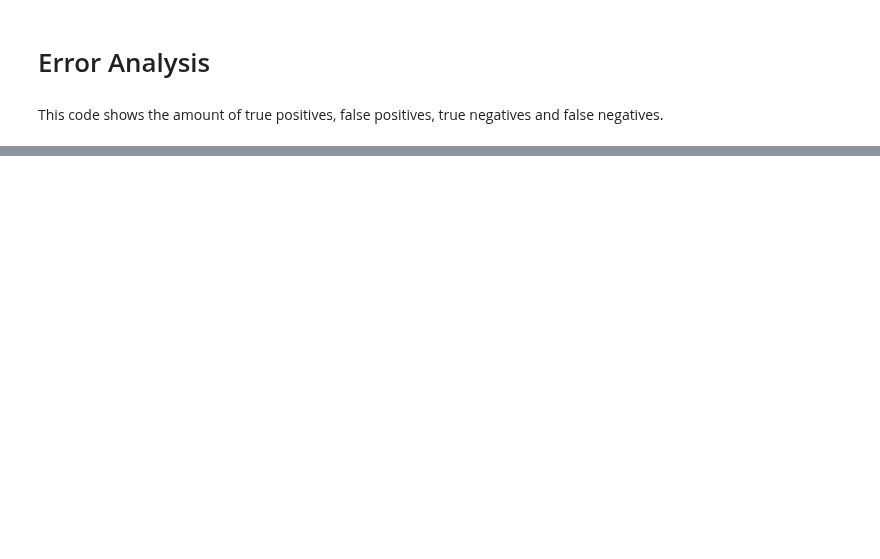
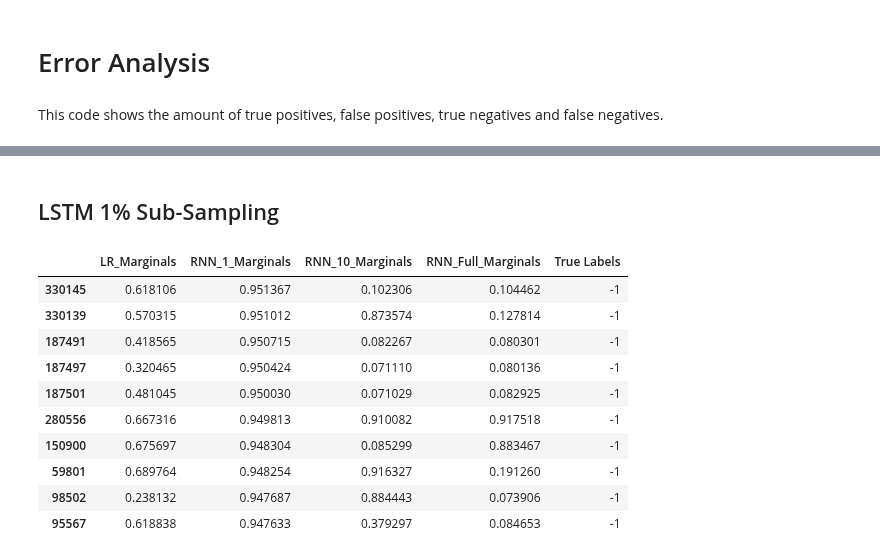
Before and after one commit to greenelab/snorkeling, a Jupyter notebook: All_Relationships/5.data-analysis.ipynb, the cells around one changed output, grey strips where cells are left out. Drawn from its saved outputs; the diff is of its cells as text; code cells hidden in the pictures; blank space fills up the shorter version.

```diff
--- a/All_Relationships/5.data-analysis.ipynb
+++ b/All_Relationships/5.data-analysis.ipynb
@@ -184,0 +238,16 @@ TBD
+# %% [markdown]
+## LSTM 1% Sub-Sampling
+# %%
+model_marginals[rnn1_cond].sort_values("RNN_1_Marginals", ascending=False).head(10)[display_columns]
+# %% [output]
+|  | LR_Marginals | RNN_1_Marginals | RNN_10_Marginals | RNN_Full_Marginals | True Labels |
+| 330145 | 0.618106 | 0.951367 | 0.102306 | 0.104462 | -1 |
+| 330139 | 0.570315 | 0.951012 | 0.873574 | 0.127814 | -1 |
+| 187491 | 0.418565 | 0.950715 | 0.082267 | 0.080301 | -1 |
+| 187497 | 0.320465 | 0.950424 | 0.071110 | 0.080136 | -1 |
+| 187501 | 0.481045 | 0.950030 | 0.071029 | 0.082925 | -1 |
+| 280556 | 0.667316 | 0.949813 | 0.910082 | 0.917518 | -1 |
+| 150900 | 0.675697 | 0.948304 | 0.085299 | 0.883467 | -1 |
+| 59801 | 0.689764 | 0.948254 | 0.916327 | 0.191260 | -1 |
+| 98502 | 0.238132 | 0.947687 | 0.884443 | 0.073906 | -1 |
+| 95567 | 0.618838 | 0.947633 | 0.379297 | 0.084653 | -1 |
```
Also changed, not shown: parts of 64 cells of this notebook, 12 other files.
